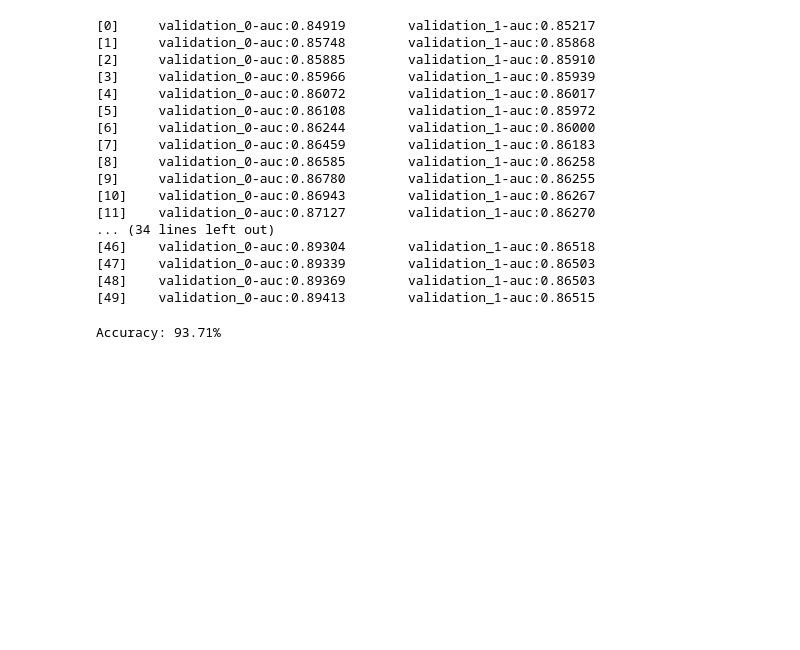
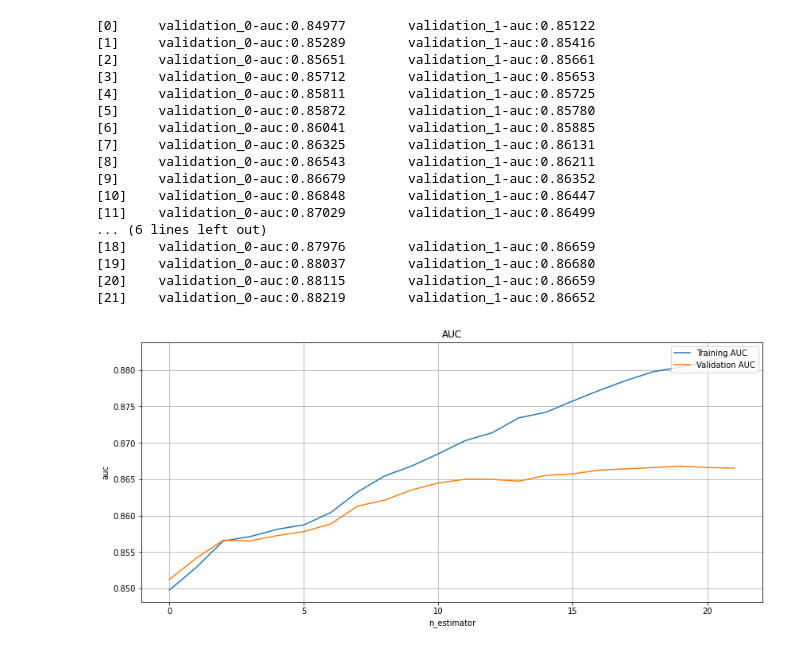
Before and after one commit to luigisaetta/credit_scoring, a Jupyter notebook: xgboost.ipynb, the cells around one changed output. Cells and saved outputs as stored; diff of their text form; code cells hidden in the pictures; blank space fills up the shorter version.

Commit message:
early stopping, besr result

```diff
--- a/xgboost.ipynb
+++ b/xgboost.ipynb
@@ -43,0 +33,9 @@ y_test = test_df['SeriousDlqin2yrs'].values
+# %%
+# estrae X: matrice features ed y, labels
+xtrain_df = train_df.drop(TARGET, axis = 1)
+x_train = xtrain_df.values
+y_train = train_df[TARGET].values
+
+xvalid_df = valid_df.drop(TARGET, axis = 1)
+x_valid = xvalid_df.values
+y_valid = valid_df[TARGET].values
@@ -44,29 +44,31 @@ y_test = test_df['SeriousDlqin2yrs'].values
 # %%
-param_dist = {'objective':'binary:logistic', 'n_estimators':50}
+# 22 for early stopping, to avoid overfitting to the train set
+
+param_dist = {'objective':'binary:logistic', 'n_estimators':N_ESTIMATORS}
 
 clf = xgb.XGBClassifier(use_label_encoder=False, **param_dist)
 
+# valuto su train e su validation set
 clf.fit(x_train, y_train,
-        eval_set=[(x_train, y_train), (x_test, y_test)],
-        eval_metric='auc',
-        verbose=True)
+        eval_set=[(x_train, y_train), (x_valid, y_valid)],
+        eval_metric='auc', verbose=True)
 
 evals_result = clf.evals_result()
 # %% [output]
-[0]     validation_0-auc:0.84919        validation_1-auc:0.85217
-[1]     validation_0-auc:0.85748        validation_1-auc:0.85868
-[2]     validation_0-auc:0.85885        validation_1-auc:0.85910
-[3]     validation_0-auc:0.85966        validation_1-auc:0.85939
-[4]     validation_0-auc:0.86072        validation_1-auc:0.86017
-[5]     validation_0-auc:0.86108        validation_1-auc:0.85972
-[6]     validation_0-auc:0.86244        validation_1-auc:0.86000
-[7]     validation_0-auc:0.86459        validation_1-auc:0.86183
-[8]     validation_0-auc:0.86585        validation_1-auc:0.86258
-[9]     validation_0-auc:0.86780        validation_1-auc:0.86255
-[10]    validation_0-auc:0.86943        validation_1-auc:0.86267
-[11]    validation_0-auc:0.87127        validation_1-auc:0.86270
-... (34 lines left out)
-[46]    validation_0-auc:0.89304        validation_1-auc:0.86518
-[47]    validation_0-auc:0.89339        validation_1-auc:0.86503
-[48]    validation_0-auc:0.89369        validation_1-auc:0.86503
-[49]    validation_0-auc:0.89413        validation_1-auc:0.86515
+[0]     validation_0-auc:0.84977        validation_1-auc:0.85122
+[1]     validation_0-auc:0.85289        validation_1-auc:0.85416
+[2]     validation_0-auc:0.85651        validation_1-auc:0.85661
+[3]     validation_0-auc:0.85712        validation_1-auc:0.85653
+[4]     validation_0-auc:0.85811        validation_1-auc:0.85725
+[5]     validation_0-auc:0.85872        validation_1-auc:0.85780
+[6]     validation_0-auc:0.86041        validation_1-auc:0.85885
+[7]     validation_0-auc:0.86325        validation_1-auc:0.86131
+[8]     validation_0-auc:0.86543        validation_1-auc:0.86211
+[9]     validation_0-auc:0.86679        validation_1-auc:0.86352
+[10]    validation_0-auc:0.86848        validation_1-auc:0.86447
+[11]    validation_0-auc:0.87029        validation_1-auc:0.86499
+... (6 lines left out)
+[18]    validation_0-auc:0.87976        validation_1-auc:0.86659
+[19]    validation_0-auc:0.88037        validation_1-auc:0.86680
+[20]    validation_0-auc:0.88115        validation_1-auc:0.86659
+[21]    validation_0-auc:0.88219        validation_1-auc:0.86652
@@ -77,6 +75,19 @@ predictions = [round(value) for value in y_pred]
-# %%
-accuracy = accuracy_score(y_test, predictions)
-
-print("Accuracy: %.2f%%" % (accuracy * 100.0))
-# %% [output]
-Accuracy: 93.71%
+# %%
+train_hist = evals_result['validation_0']['auc']
+val_hist = evals_result['validation_1']['auc']
+# %%
+def plot_auc(train_hist, val_hist):
+    plt.figure(figsize=(14,6))
+
+    plt.plot(train_hist, label='Training AUC')
+    plt.plot(val_hist, label='Validation AUC')
+    plt.title('AUC')
+    plt.legend(loc='upper right')
+    plt.ylabel('auc')
+    plt.xlabel('n_estimator')
+    plt.grid(True)
+    plt.show();
+# %%
+plot_auc(train_hist, val_hist)
+# %% [output]
+[figure, added]
```
Also changed, not shown: parts of 20 cells of this notebook.
